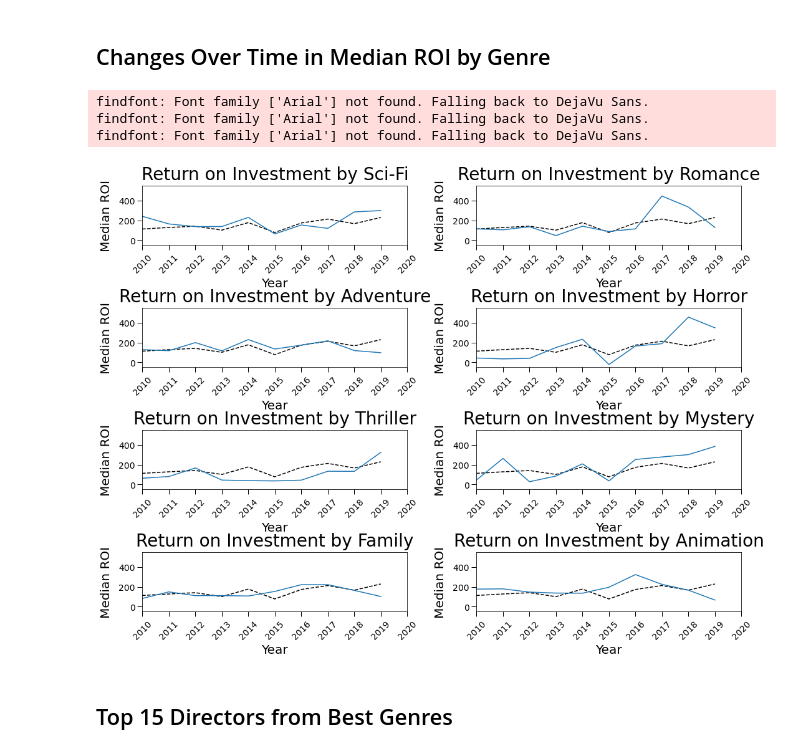
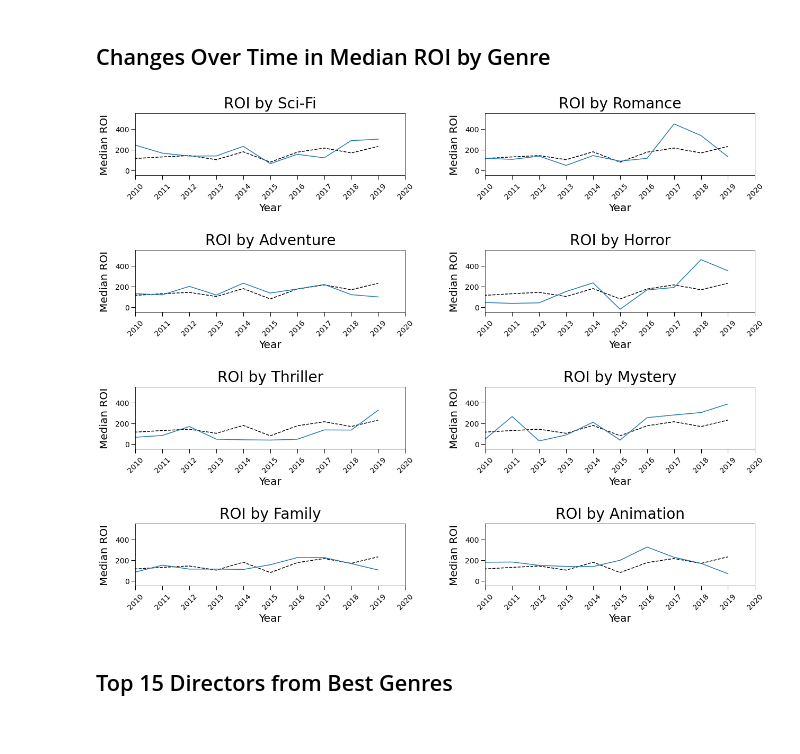
Before and after one commit to JoshuaGottlieb/Microsoft-Movie-Recommendation, a Jupyter notebook: Visualization.ipynb, the cells around one changed output. Cells and saved outputs as stored; diff of their text form; code cells hidden in the pictures.

Commit message:
Increased figsize and padding for change_in_roi_by_genre.png

```diff
--- a/Visualization.ipynb
+++ b/Visualization.ipynb
@@ -191,10 +191,10 @@ ROI_by_year = expanded_genres_all.groupby('year').ROI.median()
 # %%
 # Plot all the top 6 genre medians between 2011 and 2019
 # Declare fig, ax objects, 4 by 2 subplots
-fig, ax = plt.subplots(4,2,figsize = (16,12))
+fig, ax = plt.subplots(4,2,figsize = (20,16))
 
 # Declare tight_layout with padding to prevent label overlap
-plt.tight_layout(pad = 8)
+plt.tight_layout(pad = 12)
 
 #Loop through unique genre names to plot to the 3 x 2 ax matrix
 for index, gen in enumerate(list(median_ROI_all.genres.unique())):
@@ -222,38 +222,35 @@ for index, gen in enumerate(list(median_ROI_all.genres.unique())):
 
     axis.set_ylabel('Median ROI',
                     fontfamily = 'Arial',
                     fontsize = 20,
                     labelpad = 10)
 
-    axis.set_title(f'Return on Investment by {gen}',
+    axis.set_title(f'ROI by {gen}',
                    fontfamily = 'Arial',
                    fontsize = 28,
                    pad = 10)
 
     axis.tick_params(axis = 'both',
                which = 'major',
                labelsize = 14,
                length = 8,
                width = 1)
 
     axis.xaxis.set_major_locator(plt.MultipleLocator(1))
 
 
     #Loop through each axis tick and rotate
     for tick in axis.get_xticklabels():
         tick.set_rotation(45)
         tick.set_fontname("Arial")
 
     for tick in axis.get_yticklabels():
         tick.set_fontname("Arial")
 
 # Save figure to png
 plt.savefig('./images/change_in_roi_by_genre.png')
 # %% [output]
-findfont: Font family ['Arial'] not found. Falling back to DejaVu Sans.
-findfont: Font family ['Arial'] not found. Falling back to DejaVu Sans.
-findfont: Font family ['Arial'] not found. Falling back to DejaVu Sans.
-[figure, old version]
+[figure, new version]
 # %% [markdown]
 ## Top 15 Directors from Best Genres
 # %%
```
Also changed, not shown: 1 other file.
